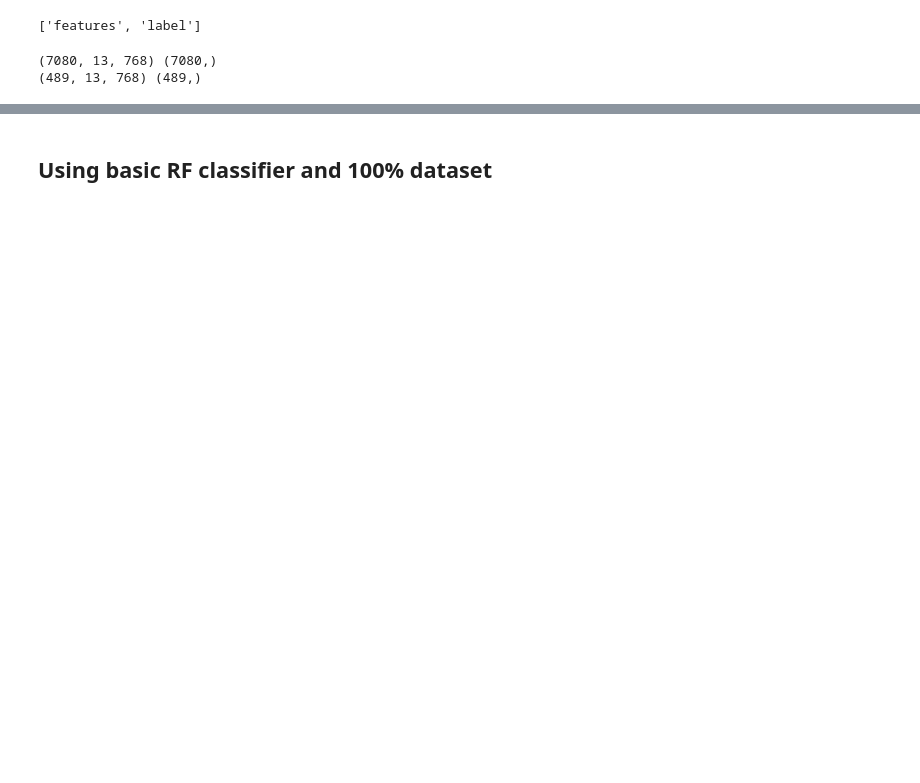
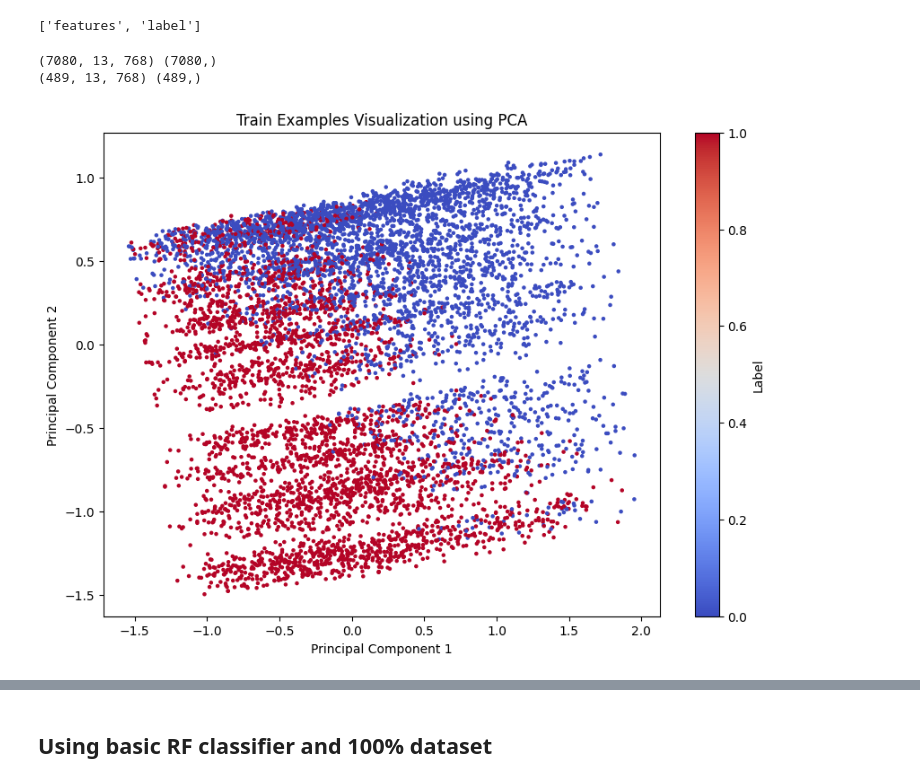
Before and after one commit to hardik1408/CS771, a Jupyter notebook: dataset2.ipynb, the cells around one changed output, grey strips where cells are left out. Saved outputs shown, nothing was run; the diff lists cells and outputs as text; code cells hidden in the pictures; blank space fills up the shorter version.

```diff
--- a/dataset2.ipynb
+++ b/dataset2.ipynb
@@ -39,0 +46,22 @@ valid_examples_flat = valid_examples.reshape(valid_examples.shape[0], -1)
+# %%
+from sklearn.decomposition import PCA
+
+import matplotlib.pyplot as plt
+
+# Flatten the input if not already flattened
+train_examples_flat = train_examples.reshape(train_examples.shape[0], -1)
+
+# Apply PCA to reduce to 2 components
+pca = PCA(n_components=2)
+train_pca = pca.fit_transform(train_examples_flat)
+
+# Plot the PCA result
+plt.figure(figsize=(10, 7))
+plt.scatter(train_pca[:, 0], train_pca[:, 1], c=train_labels, cmap='coolwarm', s=5)
+plt.title('Train Examples Visualization using PCA')
+plt.xlabel('Principal Component 1')
+plt.ylabel('Principal Component 2')
+plt.colorbar(label='Label')
+plt.show()
+# %% [output]
+[figure, added]
```
Also changed, not shown: parts of 16 cells of this notebook.
